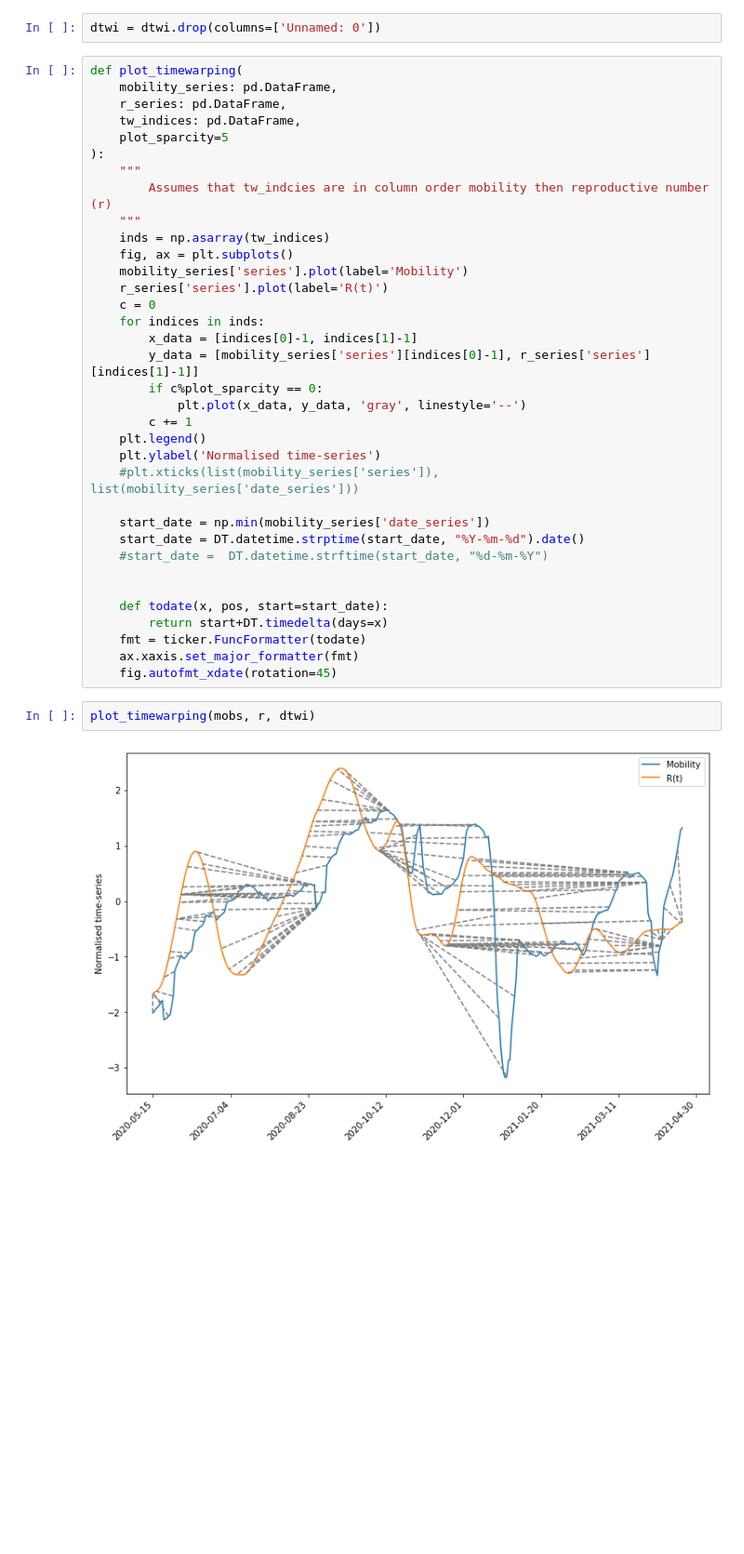
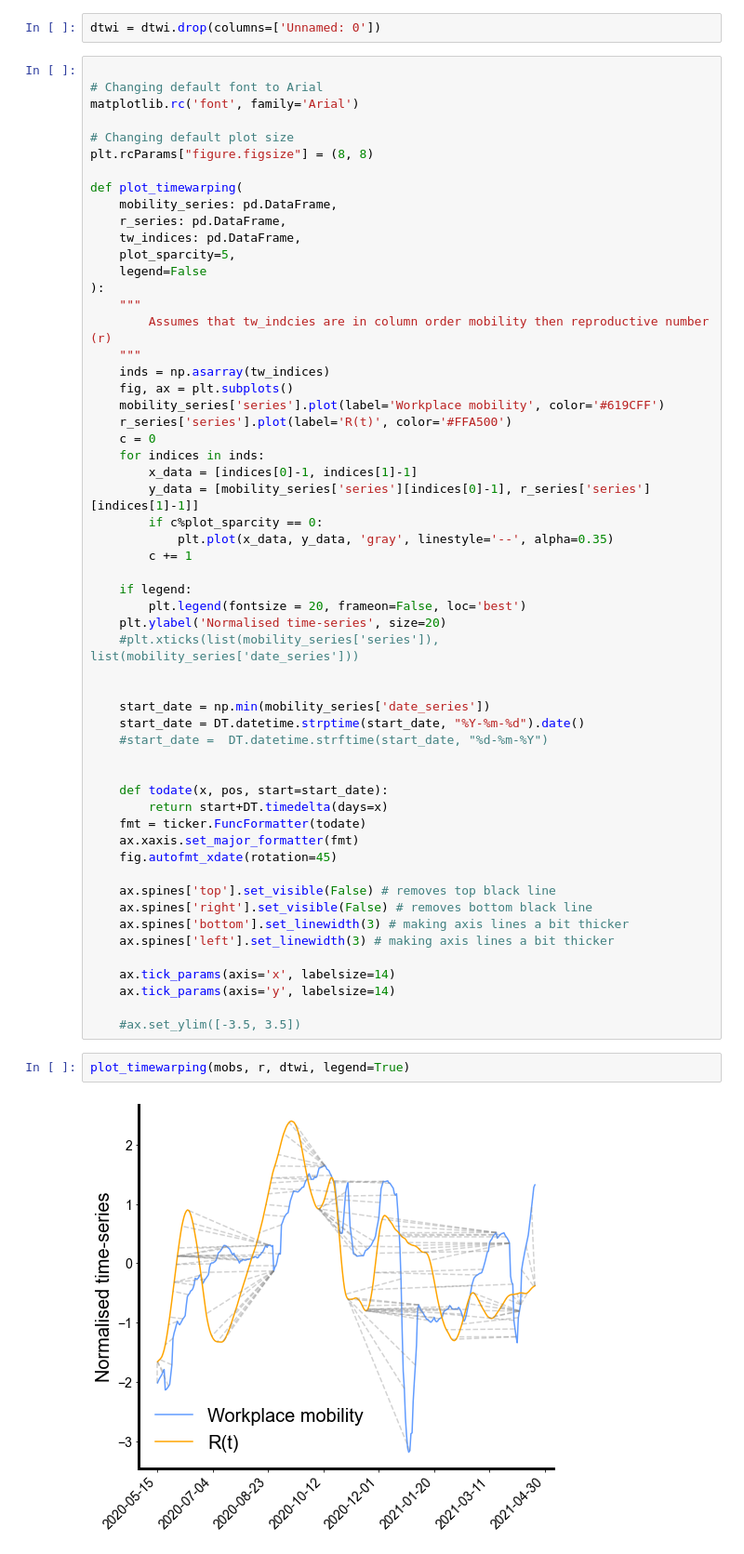
Before and after one commit to EllieBloom/Masters_Project, a Jupyter notebook: Lags/Plotting_dynamics_time_warping_v2.ipynb, the cells around one changed output. Shown: that part at 93% size. Saved outputs shown, nothing was run; the diff lists cells and outputs as text; blank space fills up the shorter version.

Commit message:
Formats to plots to match multiplot

```diff
--- a/Lags/Plotting_dynamics_time_warping_v2.ipynb
+++ b/Lags/Plotting_dynamics_time_warping_v2.ipynb
@@ -24,29 +25,40 @@ r_ind = np.asarray(dtwi['r_index'])
 # %%
 dtwi = dtwi.drop(columns=['Unnamed: 0'])
 # %%
+
+# Changing default font to Arial
+matplotlib.rc('font', family='Arial')
+
+# Changing default plot size
+plt.rcParams["figure.figsize"] = (8, 8)
+
 def plot_timewarping(
     mobility_series: pd.DataFrame,
     r_series: pd.DataFrame,
     tw_indices: pd.DataFrame,
-    plot_sparcity=5
+    plot_sparcity=5,
+    legend=False
 ):
     """
         Assumes that tw_indcies are in column order mobility then reproductive number (r)
     """
     inds = np.asarray(tw_indices)
     fig, ax = plt.subplots()
-    mobility_series['series'].plot(label='Mobility')
-    r_series['series'].plot(label='R(t)')
+    mobility_series['series'].plot(label='Workplace mobility', color='#619CFF')
+    r_series['series'].plot(label='R(t)', color='#FFA500')
     c = 0
     for indices in inds:
         x_data = [indices[0]-1, indices[1]-1]
         y_data = [mobility_series['series'][indices[0]-1], r_series['series'][indices[1]-1]]
         if c%plot_sparcity == 0:
-            plt.plot(x_data, y_data, 'gray', linestyle='--')
+            plt.plot(x_data, y_data, 'gray', linestyle='--', alpha=0.35)
         c += 1
-    plt.legend()
-    plt.ylabel('Normalised time-series')
+
+    if legend:
+        plt.legend(fontsize = 20, frameon=False, loc='best')
+    plt.ylabel('Normalised time-series', size=20)
     #plt.xticks(list(mobility_series['series']), list(mobility_series['date_series']))
+
 
     start_date = np.min(mobility_series['date_series'])
     start_date = DT.datetime.strptime(start_date, "%Y-%m-%d").date()
@@ -58,10 +70,20 @@ def plot_timewarping(
     fmt = ticker.FuncFormatter(todate)
     ax.xaxis.set_major_formatter(fmt)
     fig.autofmt_xdate(rotation=45)
+
+    ax.spines['top'].set_visible(False) # removes top black line
+    ax.spines['right'].set_visible(False) # removes bottom black line
+    ax.spines['bottom'].set_linewidth(3) # making axis lines a bit thicker
+    ax.spines['left'].set_linewidth(3) # making axis lines a bit thicker
+
+    ax.tick_params(axis='x', labelsize=14)
+    ax.tick_params(axis='y', labelsize=14)
+
+    #ax.set_ylim([-3.5, 3.5])
 # %%
-plot_timewarping(mobs, r, dtwi)
+plot_timewarping(mobs, r, dtwi, legend=True)
 # %% [output]
-[figure, old version]
+[figure, new version]
 # %%
 path = '/Users/elliebloom/Desktop/Masters/Project/Analysis/Lags/Outputs/dtw_results/Lockdown_1'
 mobs = pd.read_csv(f'{path}/mob_series.csv')
```
Also changed, not shown: parts of 5 cells of this notebook.
